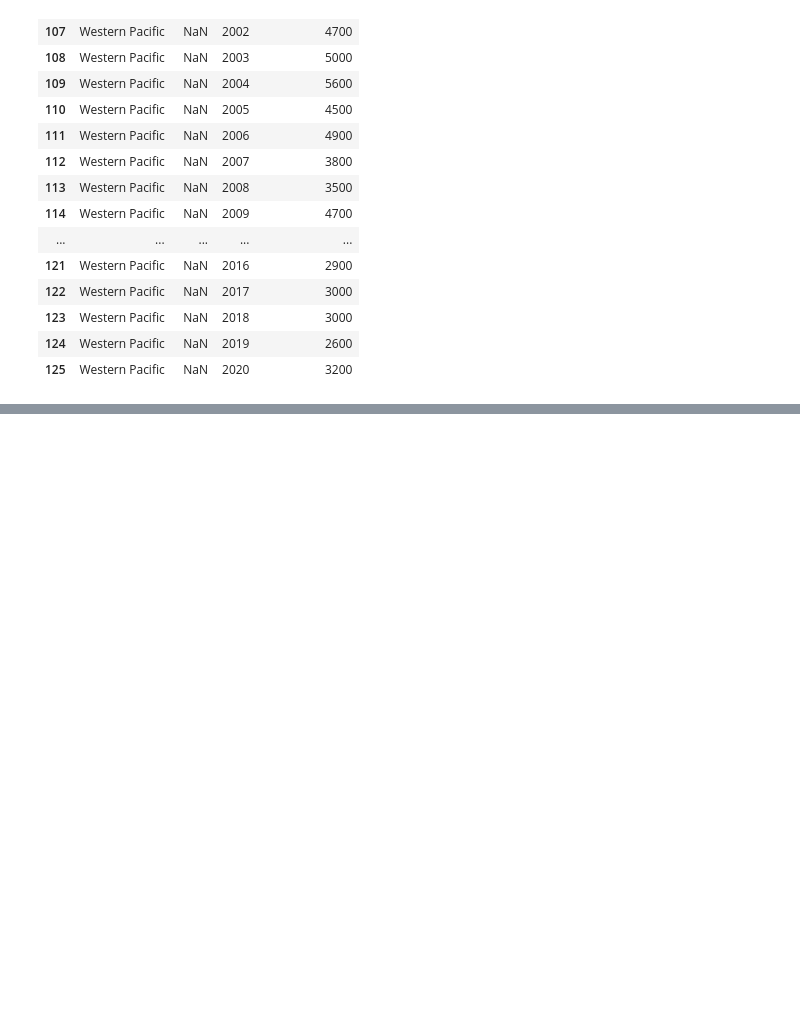
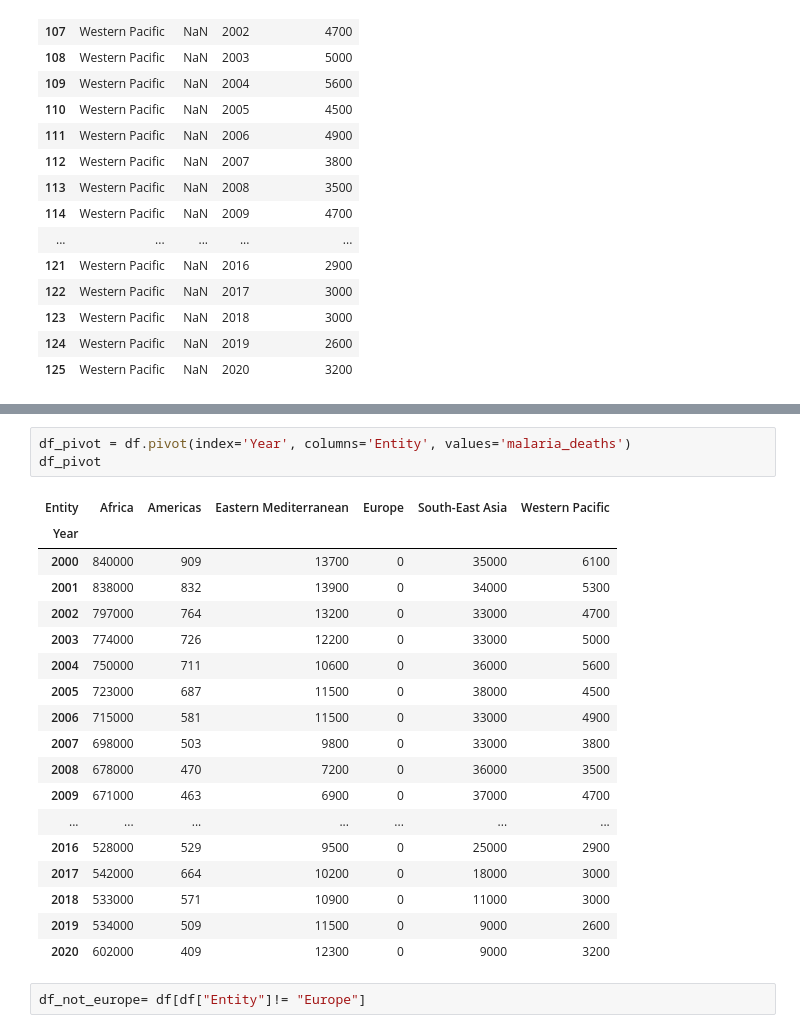
Before and after one commit to kipisha/Informatik-1, a Jupyter notebook: LN_Python_malaria.ipynb, the cells around one changed output, grey strips where cells are left out. Saved outputs shown, nothing was run; the diff lists cells and outputs as text; blank space fills up the shorter version.

```diff
--- a/LN_Python_malaria.ipynb
+++ b/LN_Python_malaria.ipynb
@@ -127,0 +144,24 @@ df_WesternPacific
+# %%
+df_pivot = df.pivot(index='Year', columns='Entity', values='malaria_deaths')
+df_pivot
+# %% [output]
+| Entity | Africa | Americas | Eastern Mediterranean | Europe | South-East Asia | Western Pacific |
+| Year |  |  |  |  |  |  |
+| 2000 | 840000 | 909 | 13700 | 0 | 35000 | 6100 |
+| 2001 | 838000 | 832 | 13900 | 0 | 34000 | 5300 |
+| 2002 | 797000 | 764 | 13200 | 0 | 33000 | 4700 |
+| 2003 | 774000 | 726 | 12200 | 0 | 33000 | 5000 |
+| 2004 | 750000 | 711 | 10600 | 0 | 36000 | 5600 |
+| 2005 | 723000 | 687 | 11500 | 0 | 38000 | 4500 |
+| 2006 | 715000 | 581 | 11500 | 0 | 33000 | 4900 |
+| 2007 | 698000 | 503 | 9800 | 0 | 33000 | 3800 |
+| 2008 | 678000 | 470 | 7200 | 0 | 36000 | 3500 |
+| 2009 | 671000 | 463 | 6900 | 0 | 37000 | 4700 |
+| ... | ... | ... | ... | ... | ... | ... |
+| 2016 | 528000 | 529 | 9500 | 0 | 25000 | 2900 |
+| 2017 | 542000 | 664 | 10200 | 0 | 18000 | 3000 |
+| 2018 | 533000 | 571 | 10900 | 0 | 11000 | 3000 |
+| 2019 | 534000 | 509 | 11500 | 0 | 9000 | 2600 |
+| 2020 | 602000 | 409 | 12300 | 0 | 9000 | 3200 |
+# %%
+df_not_europe= df[df["Entity"]!= "Europe"]
```
Also changed, not shown: parts of 2 cells of this notebook.
